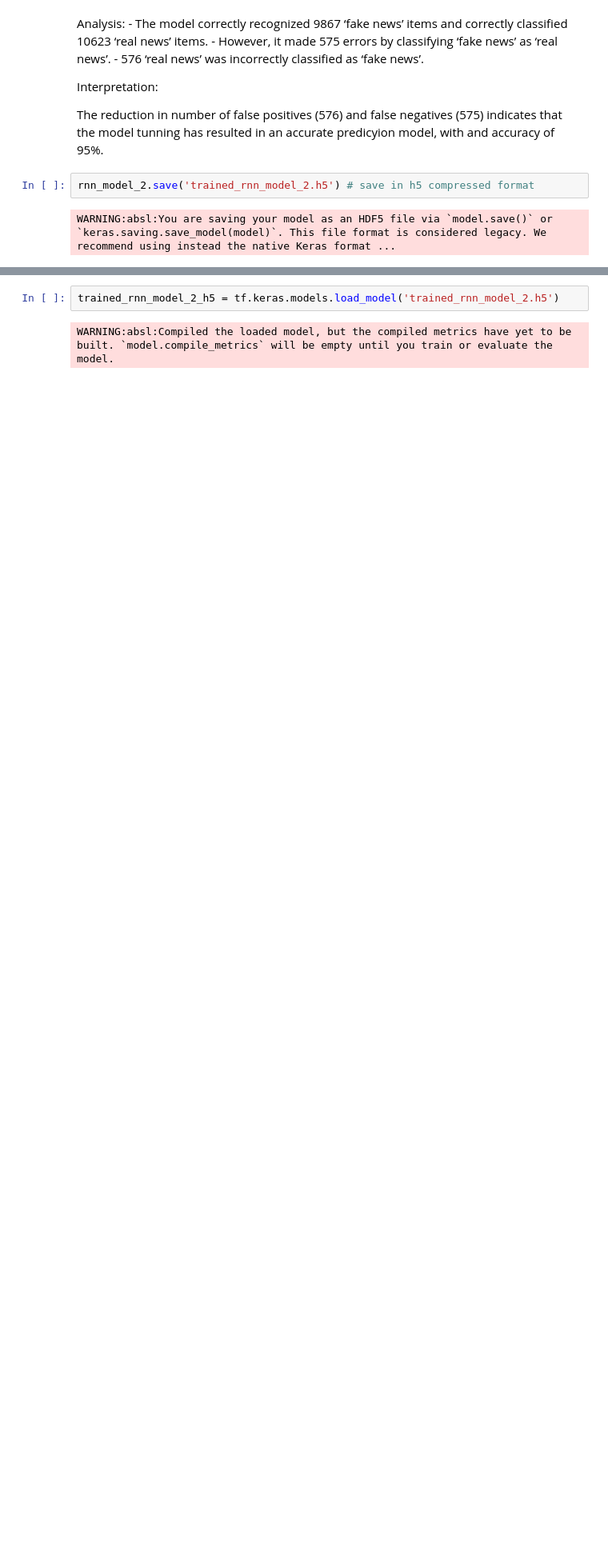
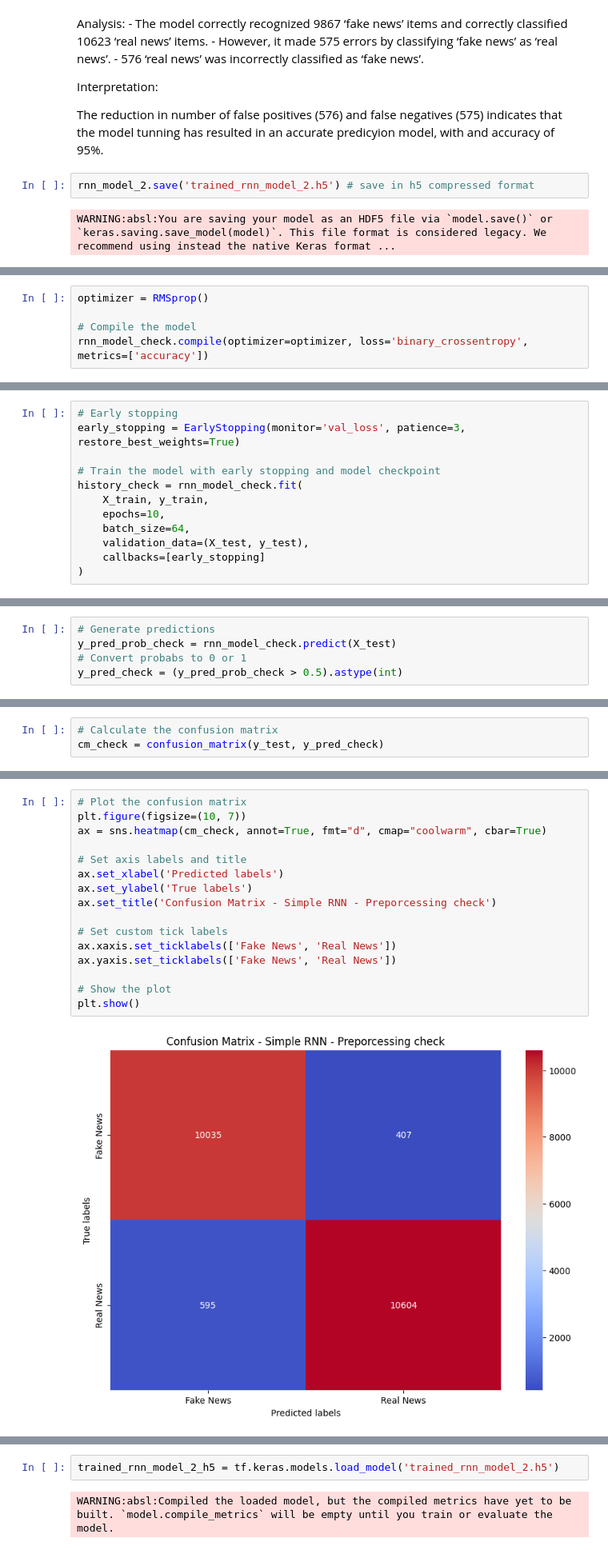
Before and after one commit to namrata1104/Fake_news_detection, a Jupyter notebook: notebooks/fakenews-jarrod.ipynb, the cells around one changed output, grey strips where cells are left out. Shown: that part at 80% size. Cells and saved outputs as stored; diff of their text form; blank space fills up the shorter version.

```diff
--- a/notebooks/fakenews-jarrod.ipynb
+++ b/notebooks/fakenews-jarrod.ipynb
@@ -552,0 +628,5 @@ WARNING:absl:You are saving your model as an HDF5 file via `model.save()` or `ke
+# %%
+optimizer = RMSprop()
+
+# Compile the model
+rnn_model_check.compile(optimizer=optimizer, loss='binary_crossentropy', metrics=['accuracy'])
@@ -552,0 +635,12 @@ WARNING:absl:You are saving your model as an HDF5 file via `model.save()` or `ke
+# %%
+# Early stopping
+early_stopping = EarlyStopping(monitor='val_loss', patience=3, restore_best_weights=True)
+
+# Train the model with early stopping and model checkpoint
+history_check = rnn_model_check.fit(
+    X_train, y_train,
+    epochs=10,
+    batch_size=64,
+    validation_data=(X_test, y_test),
+    callbacks=[early_stopping]
+)
@@ -552,0 +667,5 @@ WARNING:absl:You are saving your model as an HDF5 file via `model.save()` or `ke
+# %%
+# Generate predictions
+y_pred_prob_check = rnn_model_check.predict(X_test)
+# Convert probabs to 0 or 1
+y_pred_check = (y_pred_prob_check > 0.5).astype(int)
@@ -552,0 +703,3 @@ WARNING:absl:You are saving your model as an HDF5 file via `model.save()` or `ke
+# %%
+# Calculate the confusion matrix
+cm_check = confusion_matrix(y_test, y_pred_check)
@@ -552,0 +711,18 @@ WARNING:absl:You are saving your model as an HDF5 file via `model.save()` or `ke
+# %%
+# Plot the confusion matrix
+plt.figure(figsize=(10, 7))
+ax = sns.heatmap(cm_check, annot=True, fmt="d", cmap="coolwarm", cbar=True)
+
+# Set axis labels and title
+ax.set_xlabel('Predicted labels')
+ax.set_ylabel('True labels')
+ax.set_title('Confusion Matrix - Simple RNN - Preporcessing check')
+
+# Set custom tick labels
+ax.xaxis.set_ticklabels(['Fake News', 'Real News'])
+ax.yaxis.set_ticklabels(['Fake News', 'Real News'])
+
+# Show the plot
+plt.show()
+# %% [output]
+[figure, added]
```
Also changed, not shown: parts of 19 cells of this notebook, 1 other file.
